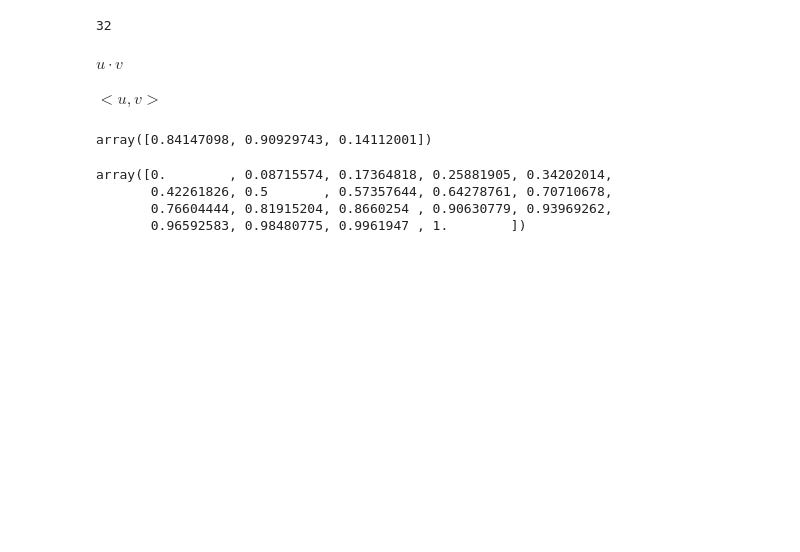
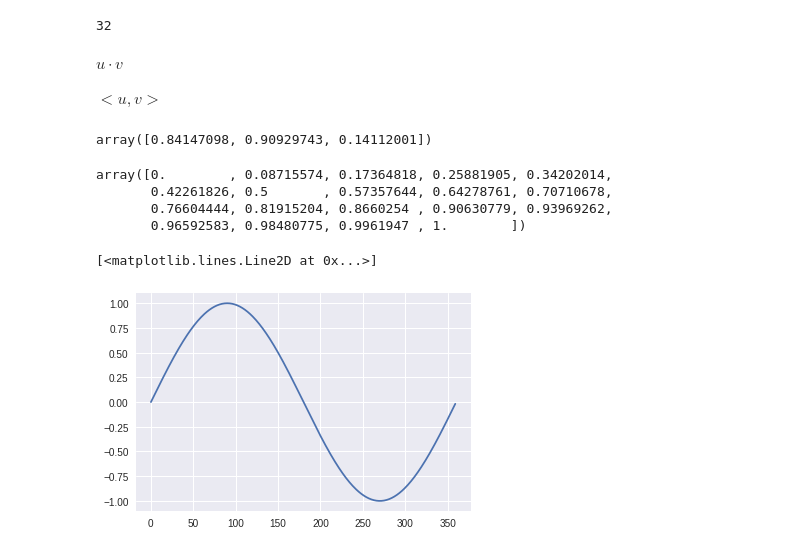
Before and after one commit to tjwei/NDHU_AM1130, a Jupyter notebook: 2018_Week06_numpy.ipynb, the cells around one changed output. Drawn from its saved outputs; the diff is of its cells as text; code cells hidden in the pictures; blank space fills up the shorter version.

```diff
--- a/2018_Week06_numpy.ipynb
+++ b/2018_Week06_numpy.ipynb
@@ -136,0 +139,9 @@ import matplotlib.pyplot as plt
+# %%
+x = np.arange(360)
+# %%
+y = np.sin(np.deg2rad(x))
+# %%
+plt.plot(y)
+# %% [output]
+[<matplotlib.lines.Line2D at 0x...>]
+[figure, added]
```
Also changed, not shown: parts of 2 cells of this notebook.
